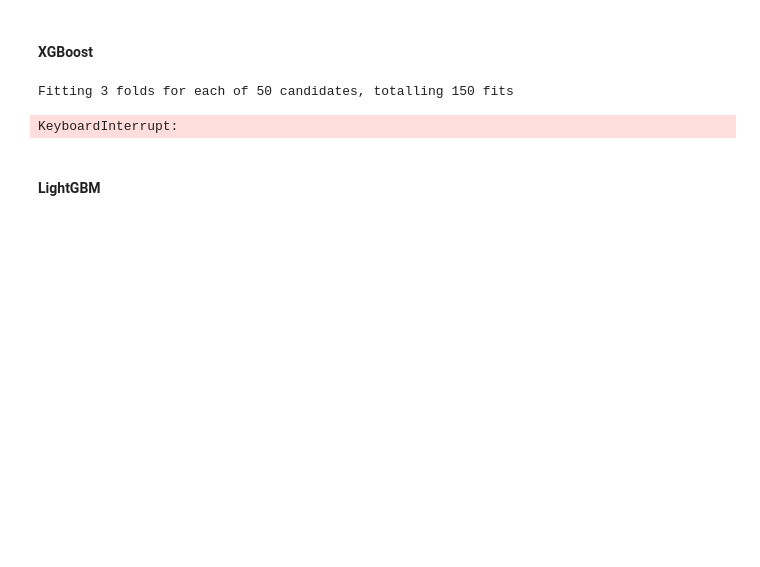
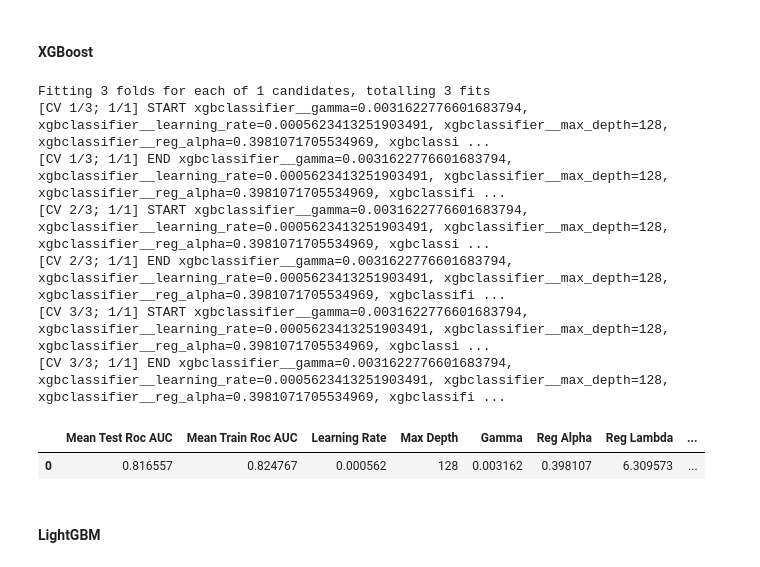
Before and after one commit to lucasdetoledo4/ML-UFSC, a Jupyter notebook: fraud_detection_V1.ipynb, the cells around one changed output. Drawn from its saved outputs; the diff is of its cells as text; code cells hidden in the pictures; blank space fills up the shorter version.

```diff
--- a/fraud_detection_V1.ipynb
+++ b/fraud_detection_V1.ipynb
@@ -409,3 +444,5 @@ corr = df_train.corr()
+# %%
+corr = X_train.select_dtypes(include=np.number).corr()
 # %%
 def get_most_corr_columns(corr, threshold):
     d = {}
@@ -430,6 +467,7 @@ while corr[corr > 0.95].count().sum() > len(corr.columns):
     for col_to_drop in d[0][1]['cols']:
         cols.append(col_to_drop)
         corr.drop(col_to_drop, axis=1, inplace=True)
+        corr.drop(col_to_drop, axis=0, inplace=True)
 
 
 X_train_reduced = X_train.drop(cols, axis=1)
@@ -461,6 +483,13 @@ Devido ao tamanho do dataset, foi escolhido utilizar um RandomizedSearch ao inv
 # %%
 def randomized_search(clf, param_grid, X_train, y_train):
 
+
+    categorical_selector = make_column_selector(dtype_exclude=np.number)
+
+    encode_categorical = make_column_transformer(
+    (OneHotEncoder(handle_unknown="ignore"), categorical_selector),
+    (SimpleImputer(strategy='median'), make_column_selector(dtype_include=np.number),)
+    )
 
     pipe = make_pipeline(encode_categorical,
                          clf)
@@ -472,8 +501,7 @@ def randomized_search(clf, param_grid, X_train, y_train):
                             n_iter=1,
                             scoring=['balanced_accuracy', 'roc_auc'],
                             refit='roc_auc',
-                            return_train_score=True,
-                            verbose=3
+                            return_train_score=True
                             )
 
     rs.fit(X_train, y_train)
@@ -489,9 +517,9 @@ def randomized_search(clf, param_grid, X_train, y_train):
         params.append(param_name)
         df.rename(columns={f'param_{param}': param_name}, inplace=True)
 
-    df.rename(columns={'mean_test_roc_auc': 'Mean Test Roc AUC', 'mean_train_roc_auc': 'Mean Train Roc AUC'}, inplace=True)
+    df.rename(columns={'mean_test_roc_auc': 'Mean Test Roc AUC', 'mean_train_roc_auc': 'Mean Train Roc AUC', 'mean_test_balanced_accuracy': 'Mean Test Balanced Accuracy'}, inplace=True)
 
-    df = df[['Mean Test Roc AUC', 'Mean Train Roc AUC'] + params]
+    df = df[['Mean Test Roc AUC', 'Mean Train Roc AUC', 'Mean Test Balanced Accuracy'] + params]
 
     display(df.sort_values(by='Mean Test Roc AUC', ascending=False).head(10))
 
@@ -540,18 +548,25 @@ ValueError: Found array with 0 feature(s) (shape=(118108, 0)) while a minimum of
 # %%
 param_grid = {
     'xgbclassifier__learning_rate': np.logspace(-4, -1, 5),
     'xgbclassifier__max_depth': np.logspace(3, 7, num=5, base=2).astype(int),
     'xgbclassifier__gamma': np.logspace(-3, -1, 5),
     'xgbclassifier__reg_alpha': np.logspace(-4, 2, 6),
     'xgbclassifier__reg_lambda': np.logspace(-4, 2, 6),
     'xgbclassifier__subsample': np.linspace(0.5, 1, 3),
 }
 
 
-model = randomized_search(XGBClassifier(random_state=42, n_estimators=100, n_jobs=-1, booster='gbtree'), param_grid, X_train_20, y_train_20)
+model = randomized_search(XGBClassifier(random_state=42, n_estimators=50, booster='gbtree'), param_grid, X_train_reduced_20, y_train_20)
 # %% [output]
-Fitting 3 folds for each of 50 candidates, totalling 150 fits
+Fitting 3 folds for each of 1 candidates, totalling 3 fits
+[CV 1/3; 1/1] START xgbclassifier__gamma=0.0031622776601683794, xgbclassifier__learning_rate=0.0005623413251903491, xgbclassifier__max_depth=128, xgbclassifier__reg_alpha=0.3981071705534969, xgbclassi ...
+[CV 1/3; 1/1] END xgbclassifier__gamma=0.0031622776601683794, xgbclassifier__learning_rate=0.0005623413251903491, xgbclassifier__max_depth=128, xgbclassifier__reg_alpha=0.3981071705534969, xgbclassifi ...
+[CV 2/3; 1/1] START xgbclassifier__gamma=0.0031622776601683794, xgbclassifier__learning_rate=0.0005623413251903491, xgbclassifier__max_depth=128, xgbclassifier__reg_alpha=0.3981071705534969, xgbclassi ...
+[CV 2/3; 1/1] END xgbclassifier__gamma=0.0031622776601683794, xgbclassifier__learning_rate=0.0005623413251903491, xgbclassifier__max_depth=128, xgbclassifier__reg_alpha=0.3981071705534969, xgbclassifi ...
+[CV 3/3; 1/1] START xgbclassifier__gamma=0.0031622776601683794, xgbclassifier__learning_rate=0.0005623413251903491, xgbclassifier__max_depth=128, xgbclassifier__reg_alpha=0.3981071705534969, xgbclassi ...
+[CV 3/3; 1/1] END xgbclassifier__gamma=0.0031622776601683794, xgbclassifier__learning_rate=0.0005623413251903491, xgbclassifier__max_depth=128, xgbclassifier__reg_alpha=0.3981071705534969, xgbclassifi ...
-KeyboardInterrupt:
+|  | Mean Test Roc AUC | Mean Train Roc AUC | Learning Rate | Max Depth | Gamma | Reg Alpha | Reg Lambda | ... |
+| 0 | 0.816557 | 0.824767 | 0.000562 | 128 | 0.003162 | 0.398107 | 6.309573 | ... |
 # %% [markdown]
 #### LightGBM
 # %%
```
Also changed, not shown: parts of 16 cells of this notebook.
